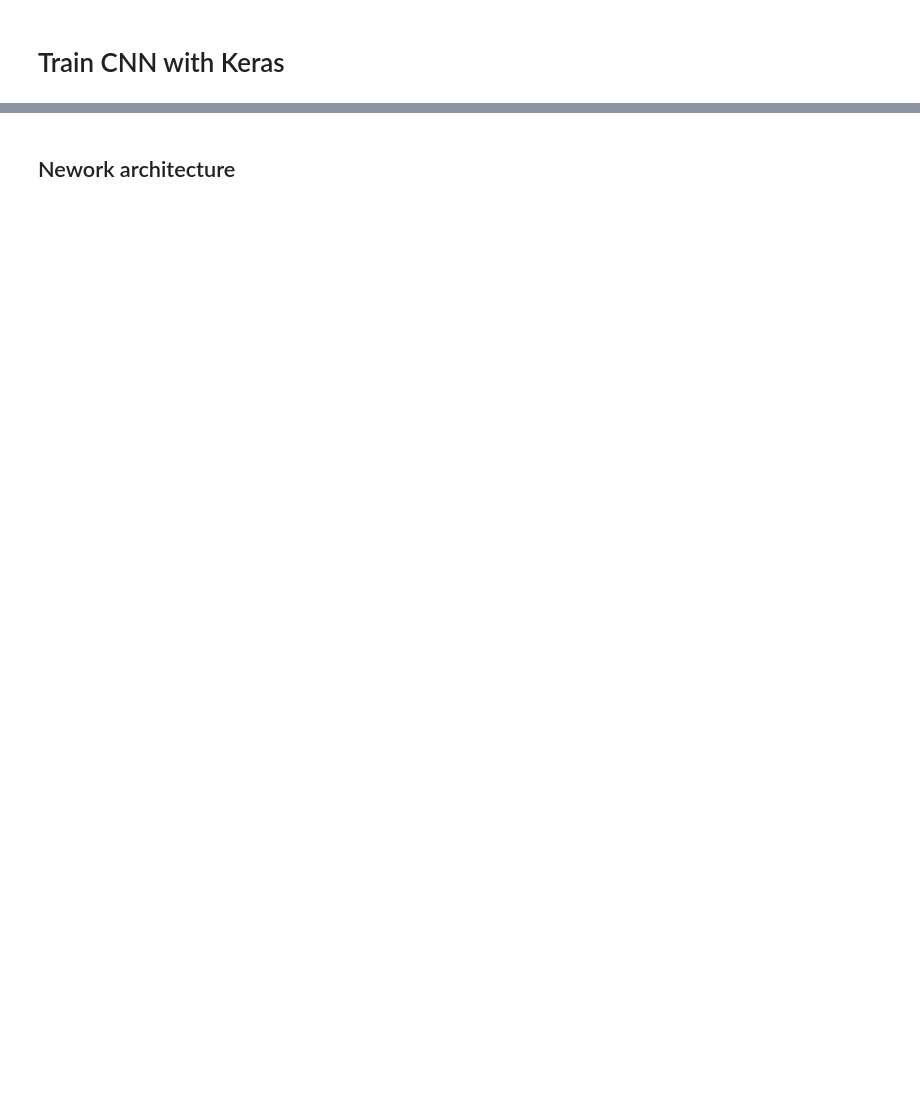
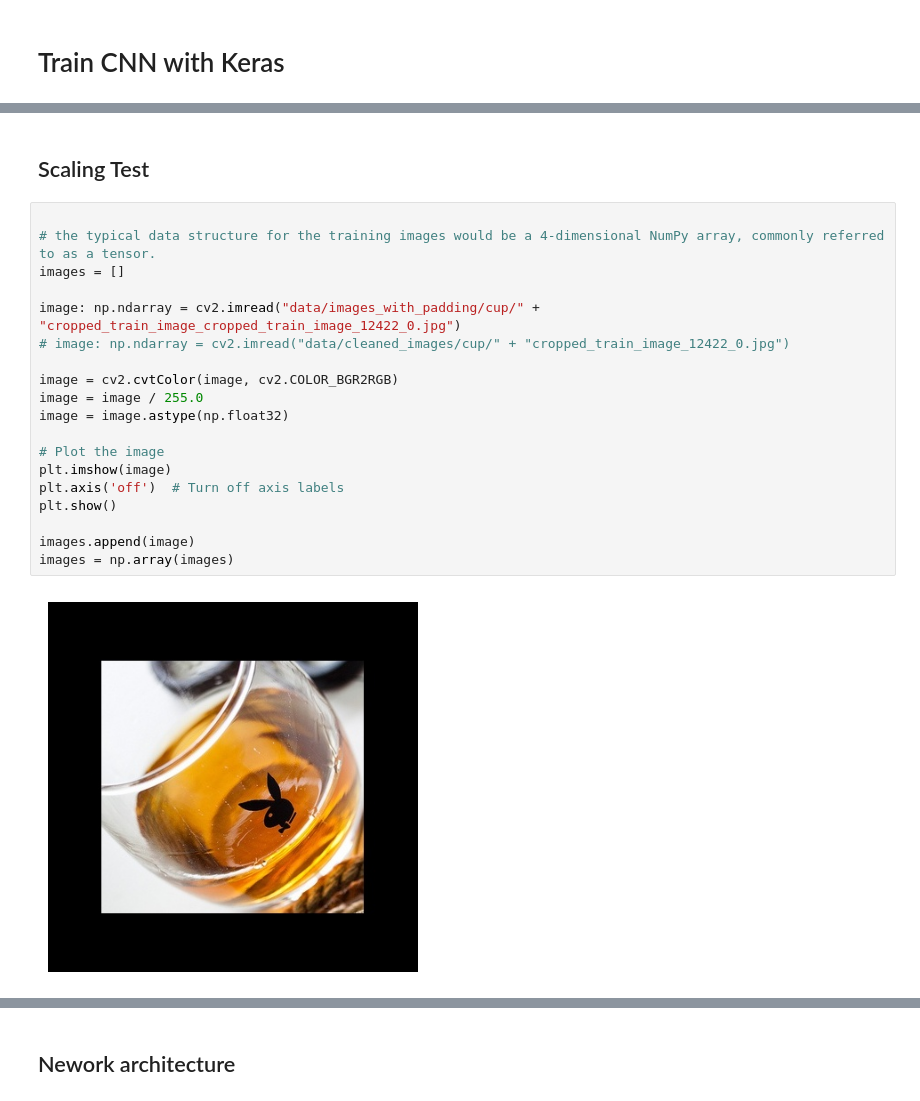
Before and after one commit to NikoletaKocurovaAI/artificial-intelligence, a Jupyter notebook: computer-vision/robot-object-recognition/research/object_classification.ipynb, the cells around one changed output, grey strips where cells are left out. Saved outputs shown, nothing was run; the diff lists cells and outputs as text; blank space fills up the shorter version.

Commit message:
feat(ror-research): Add train CNN in Keras.

```diff
--- a/computer-vision/robot-object-recognition/research/object_classification.ipynb
+++ b/computer-vision/robot-object-recognition/research/object_classification.ipynb
@@ -642,0 +587,23 @@ plt.show()
+# %% [markdown]
+## Scaling Test
+# %%
+
+# the typical data structure for the training images would be a 4-dimensional NumPy array, commonly referred to as a tensor.
+images = []
+
+image: np.ndarray = cv2.imread("data/images_with_padding/cup/" + "cropped_train_image_cropped_train_image_12422_0.jpg")
+# image: np.ndarray = cv2.imread("data/cleaned_images/cup/" + "cropped_train_image_12422_0.jpg")
+
+image = cv2.cvtColor(image, cv2.COLOR_BGR2RGB)
+image = image / 255.0
+image = image.astype(np.float32)
+
+# Plot the image
+plt.imshow(image)
+plt.axis('off')  # Turn off axis labels
+plt.show()
+
+images.append(image)
+images = np.array(images)
+# %% [output]
+[figure, added]
```
Also changed, not shown: parts of 110 cells of this notebook, 1 other file.
